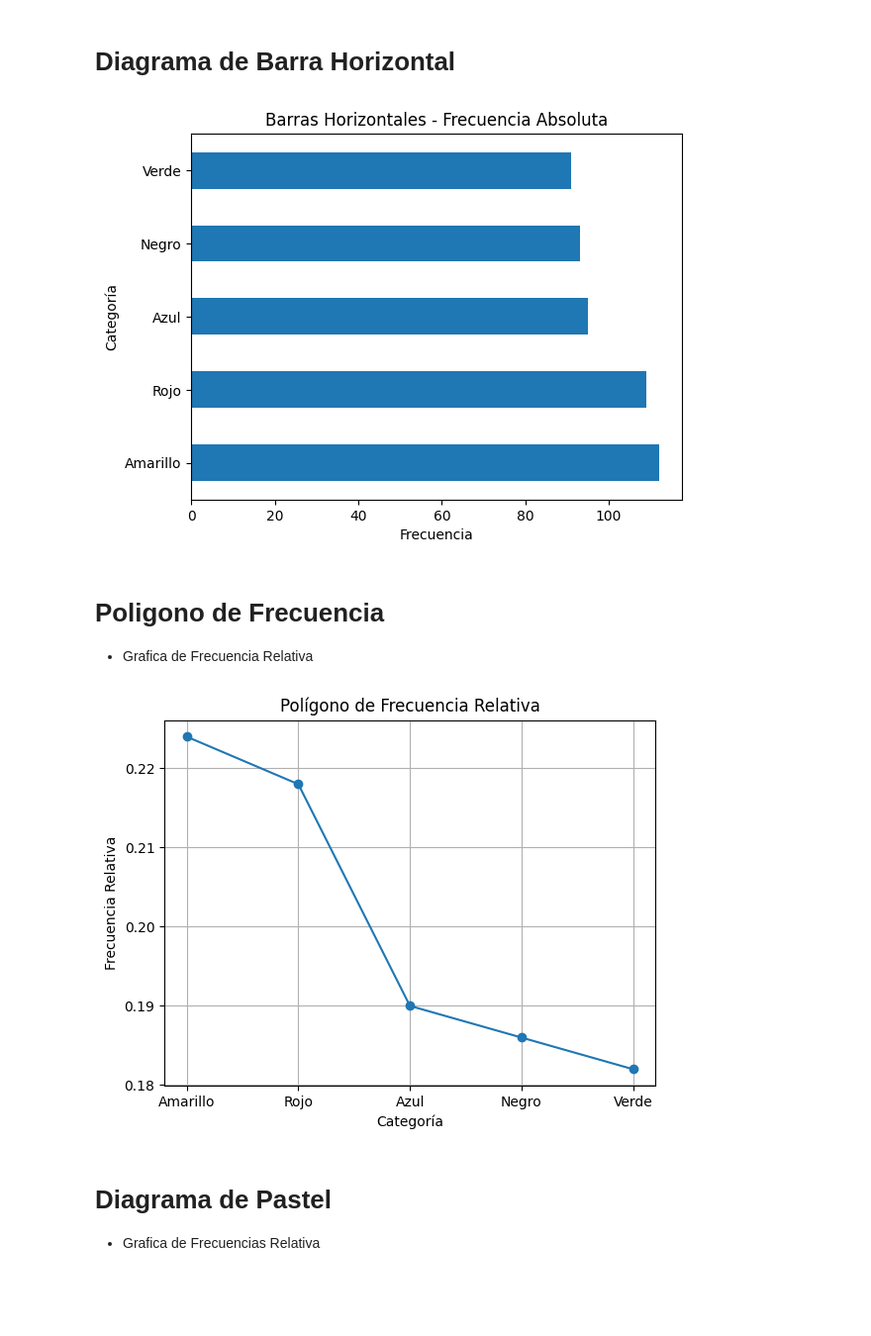
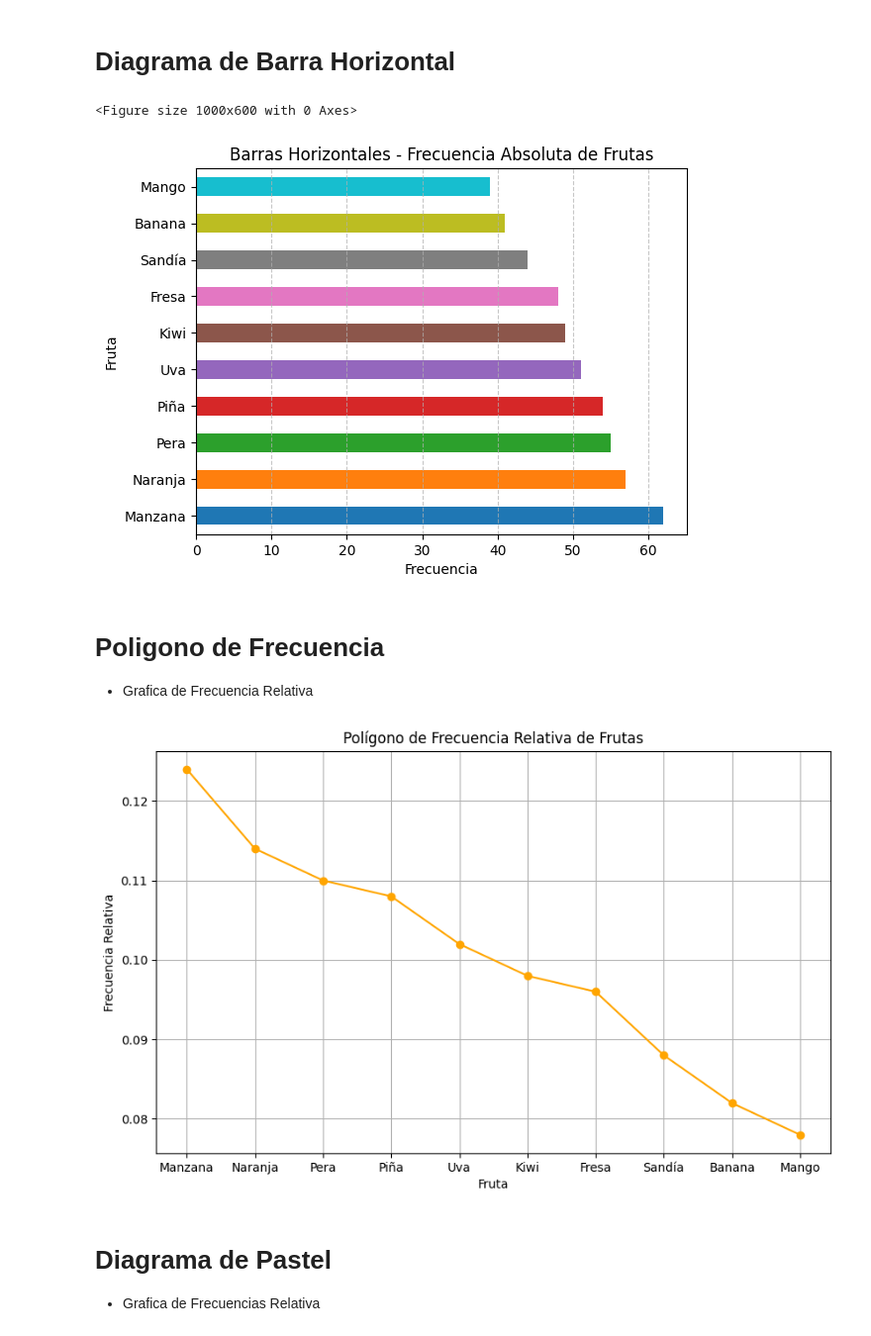
Before and after one commit to SamSCG/PROB-Y-EST, a Jupyter notebook: Nootebook1.ipynb, the cells around one changed output. Shown: that part at 99% size. Saved outputs shown, nothing was run; the diff lists cells and outputs as text; code cells hidden in the pictures; blank space fills up the shorter version.

```diff
--- a/Nootebook1.ipynb
+++ b/Nootebook1.ipynb
@@ -12,7 +46,8 @@ setup terminado
 # %%
-# Generar 500 datos cualitativos aleatorios
+# Generar 500 datos cualitativos aleatorios (frutas)
 np.random.seed(42)
-categorias = ['Rojo', 'Azul', 'Verde', 'Amarillo', 'Negro']
+categorias = ['Manzana', 'Banana', 'Naranja', 'Fresa', 'Kiwi',
+              'Mango', 'Pera', 'Uva', 'Sandía', 'Piña']
 datos_cualitativos = np.random.choice(categorias, 500)
 
 # Calcular frecuencias
@@ -55,27 +101,31 @@ plt.show()
 # Diagrama de Barra Horizontal
 # %%
 # Gráfica de barras horizontal
-tabla_cualitativos.plot.barh(x='Categoría', y='Frecuencia Absoluta', legend=False)
-plt.title("Barras Horizontales - Frecuencia Absoluta")
+plt.figure(figsize=(10, 6))
+tabla_cualitativos.plot.barh(x='Categoría', y='Frecuencia Absoluta', legend=False, color=colores_barras.colors)
+plt.title("Barras Horizontales - Frecuencia Absoluta de Frutas")
 plt.xlabel("Frecuencia")
-plt.ylabel("Categoría")
+plt.ylabel("Fruta")
+plt.grid(axis='x', linestyle='--', alpha=0.7)
 plt.show()
 # %% [output]
+<Figure size 1000x600 with 0 Axes>
-[figure, old version]
+[figure, new version]
 # %% [markdown]
 # Poligono de Frecuencia
 
 - Grafica de Frecuencia Relativa
 # %%
 # Polígono de frecuencia relativa
-plt.plot(tabla_cualitativos['Categoría'], tabla_cualitativos['Frecuencia Relativa'], marker='o', linestyle='-')
-plt.title("Polígono de Frecuencia Relativa")
-plt.xlabel("Categoría")
+plt.figure(figsize=(10, 6))
+plt.plot(tabla_cualitativos['Categoría'], tabla_cualitativos['Frecuencia Relativa'], marker='o', linestyle='-', color='orange')
+plt.title("Polígono de Frecuencia Relativa de Frutas")
+plt.xlabel("Fruta")
 plt.ylabel("Frecuencia Relativa")
 plt.grid(True)
 plt.show()
 # %% [output]
-[figure, old version]
+[figure, new version]
 # %% [markdown]
 # Diagrama de Pastel
 
```
Also changed, not shown: parts of 5 cells of this notebook.
